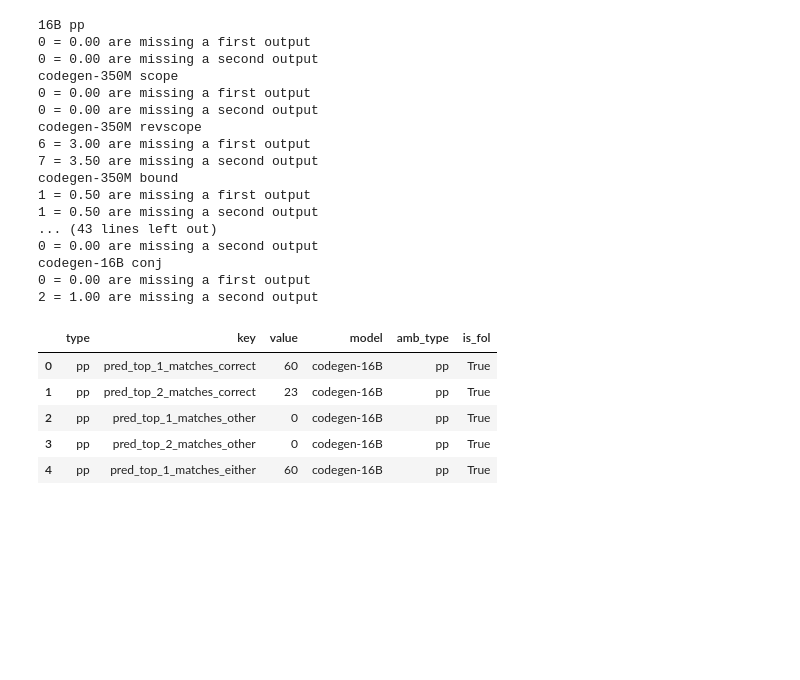
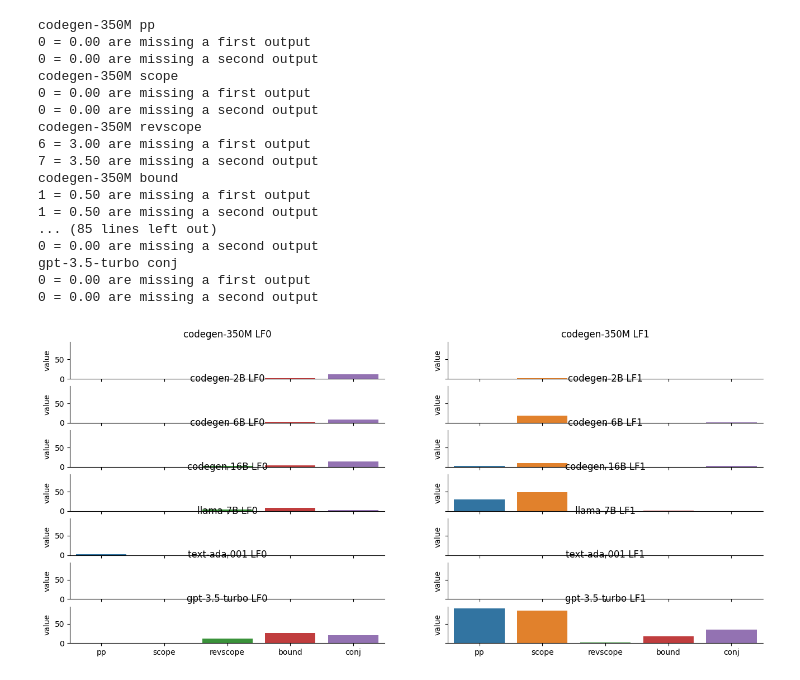
Before and after one commit to esteng/ambiguous_parsing, a Jupyter notebook: src/ambiguous_parsing/analysis/zero_shot.ipynb, the cells around one changed output. Drawn from its saved outputs; the diff is of its cells as text; code cells hidden in the pictures; blank space fills up the shorter version.

```diff
--- a/src/ambiguous_parsing/analysis/zero_shot.ipynb
+++ b/src/ambiguous_parsing/analysis/zero_shot.ipynb
@@ -27,9 +44,9 @@ for amb_type, path in fol_models_and_paths:
     fol_eval_path = f"/brtx/602-nvme1/estengel/ambiguous_parsing/data/raw/generalization/{amb_type}_fol/test_eval.jsonl"
     pred_path = CHECKPOINT_DIR / path
     try:
+        model = path.split("_")[0]
         print(model, amb_type)
         df = get_df(fol_test_path, fol_eval_path, pred_path, is_fol=True)
-        model = path.split("_")[0]
         df['model'] = model
         df['amb_type'] =  amb_type
         # df['model_order'] = model_order.index(model_name)
@@ -41,7 +58,7 @@ for amb_type, path in fol_models_and_paths:
 
 big_df = pd.concat(big_df)
 # %% [output]
-16B pp
+codegen-350M pp
 0 = 0.00 are missing a first output
 0 = 0.00 are missing a second output
 codegen-350M scope
@@ -53,18 +70,26 @@ codegen-350M revscope
 codegen-350M bound
 1 = 0.50 are missing a first output
 1 = 0.50 are missing a second output
-... (43 lines left out)
+... (85 lines left out)
 0 = 0.00 are missing a second output
-codegen-16B conj
+gpt-3.5-turbo conj
 0 = 0.00 are missing a first output
-2 = 1.00 are missing a second output
+0 = 0.00 are missing a second output
-# %%
-big_df.head()
-# %% [output]
-|  | type | key | value | model | amb_type | is_fol |
-| 0 | pp | pred_top_1_matches_correct | 60 | codegen-16B | pp | True |
-| 1 | pp | pred_top_2_matches_correct | 23 | codegen-16B | pp | True |
-| 2 | pp | pred_top_1_matches_other | 0 | codegen-16B | pp | True |
-| 3 | pp | pred_top_2_matches_other | 0 | codegen-16B | pp | True |
-| 4 | pp | pred_top_1_matches_either | 60 | codegen-16B | pp | True |
+# %%
+fig, ax = plt.subplots(7, 2, figsize = (16, 7), sharex=True, sharey=True)
+
+for i, model in enumerate(["codegen-350M", "codegen-2B", "codegen-6B", "codegen-16B", "llama-7B", "text-ada-001", "gpt-3.5-turbo"]):
+    local_df = big_df[big_df['model'] == model]
+    lf1_df = local_df[local_df['key'] == "pred_top_1_matches_lf_0"]
+    lf2_df = local_df[local_df['key'] == "pred_top_1_matches_lf_1"]
+    sns.barplot(data = lf1_df, x = "amb_type", y = "value", ax = ax[i, 0])
+    sns.barplot(data = lf2_df, x = "amb_type", y = "value", ax = ax[i, 1])
+    ax[i,0].set_xlabel("")
+    ax[i,1].set_xlabel("")
+    ax[i,0].set_title(f"{model} LF0")
+    ax[i,1].set_title(f"{model} LF1")
+
+sns.despine()
+# %% [output]
+[figure, added]
 # %%
```
Also changed, not shown: parts of 5 cells of this notebook, 6 other files.
